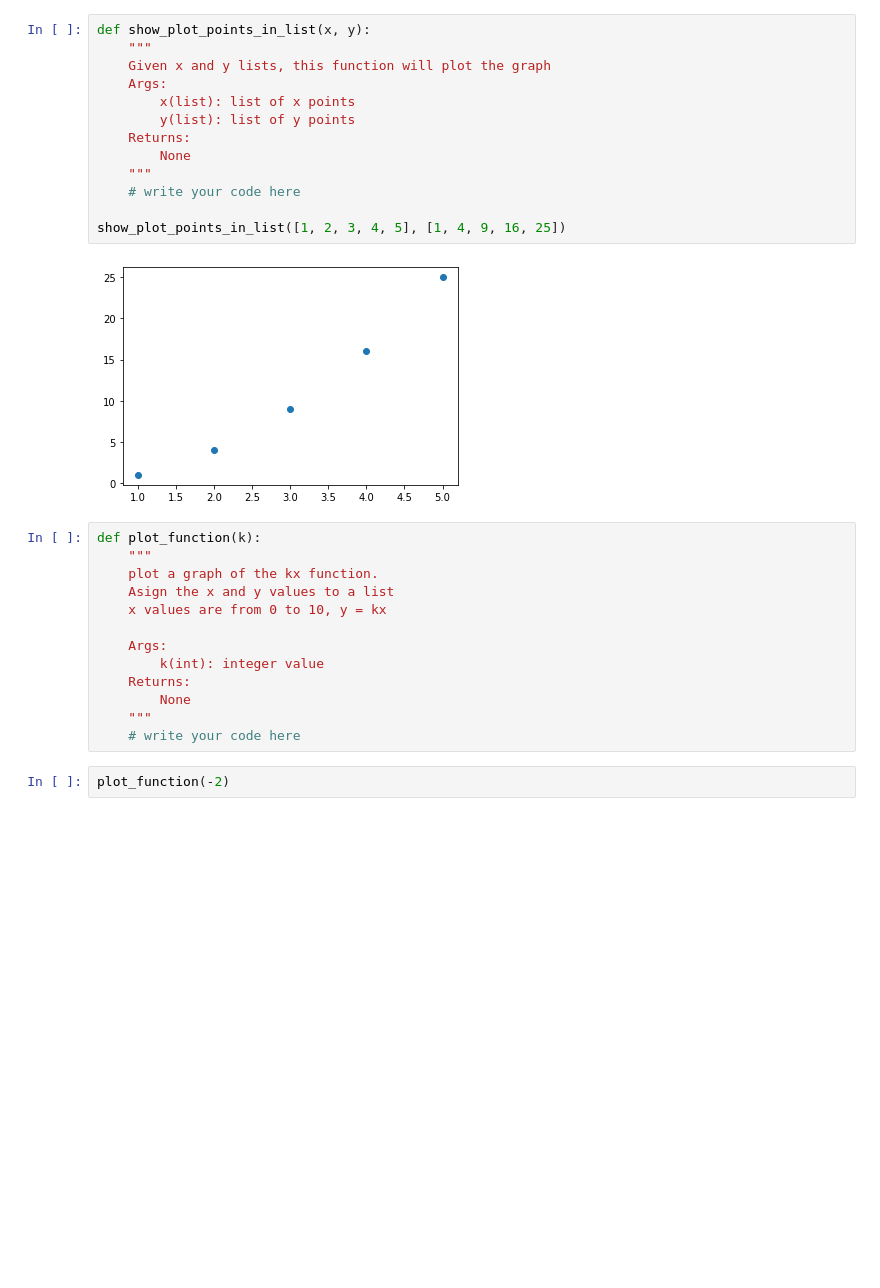
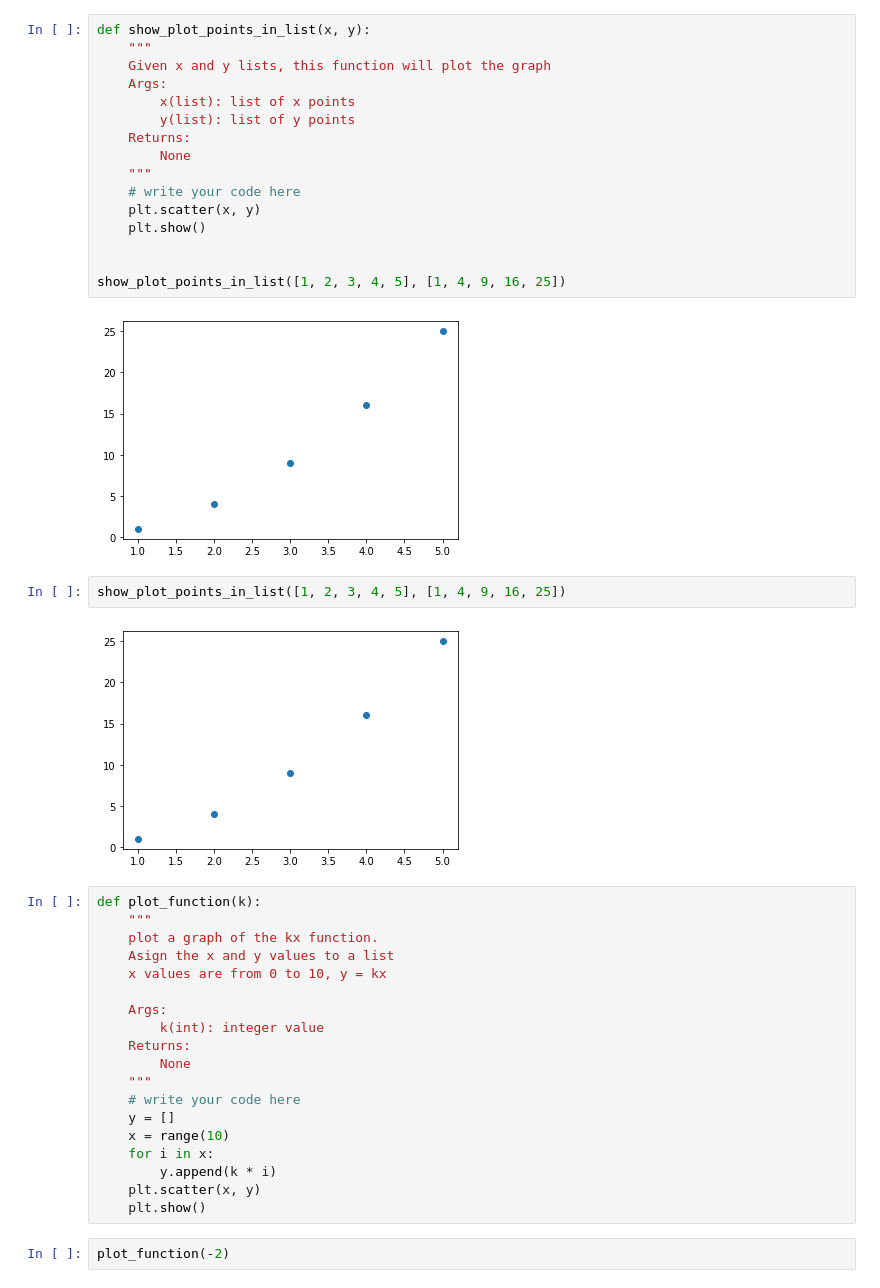
Before and after one commit to Mr-Umidjon/Matplotlib-Data-visualization, a Jupyter notebook: 01_scatter_plot_Hometask/scatter_plot_Hometask.ipynb, the cells around one changed output. Cells and saved outputs as stored; diff of their text form; blank space fills up the shorter version.

Commit message:
Scatter

```diff
--- a/01_scatter_plot_Hometask/scatter_plot_Hometask.ipynb
+++ b/01_scatter_plot_Hometask/scatter_plot_Hometask.ipynb
@@ -35,10 +35,17 @@ def show_plot_points_in_list(x, y):
         None
     """
     # write your code here
+    plt.scatter(x, y)
+    plt.show()
+
 
 show_plot_points_in_list([1, 2, 3, 4, 5], [1, 4, 9, 16, 25])
 # %% [output]
 [figure]
+# %%
+show_plot_points_in_list([1, 2, 3, 4, 5], [1, 4, 9, 16, 25])
+# %% [output]
+[figure, added]
 # %%
 def plot_function(k):
     """
@@ -52,6 +59,12 @@ def plot_function(k):
         None
     """
     # write your code here
+    y = []
+    x = range(10)
+    for i in x:
+        y.append(k * i)
+    plt.scatter(x, y)
+    plt.show()
 # %%
 plot_function(-2)
 # %% [output]
```
Also changed, not shown: parts of 9 cells of this notebook.
